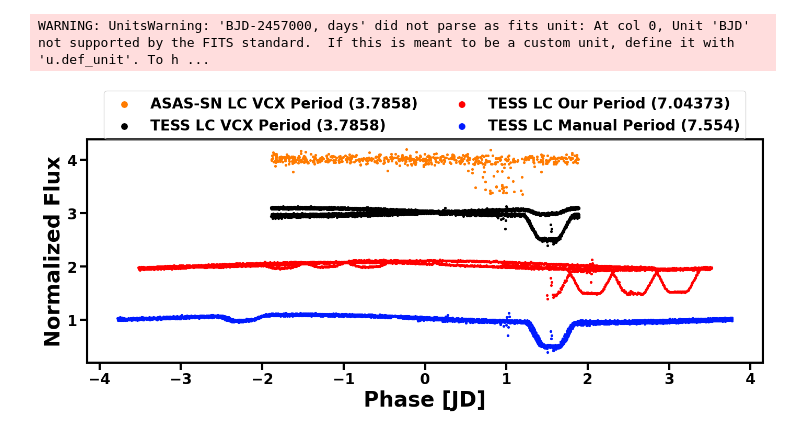
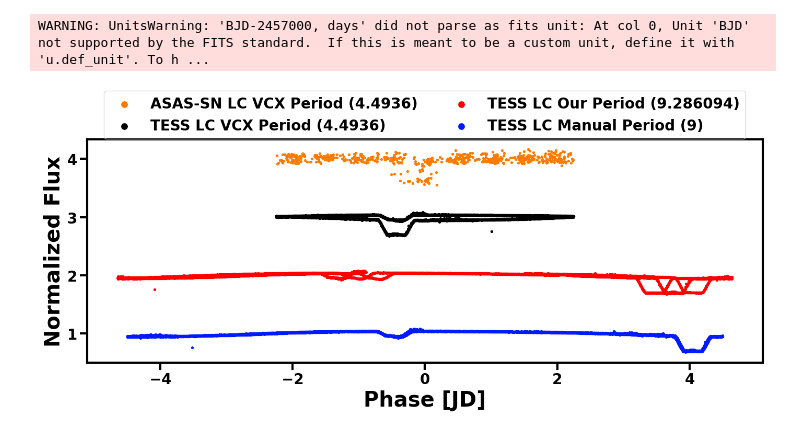
Before and after one commit to m-schochet/asas-sn-cnn, a Jupyter notebook: plots/phase_foldedlcs.ipynb, the cells around one changed output. Drawn from its saved outputs; the diff is of its cells as text; code cells hidden in the pictures.

Commit message:
edit the phase folded EB light curve and change folder name

```diff
--- a/plots/phase_foldedlcs.ipynb
+++ b/plots/phase_foldedlcs.ipynb
@@ -51,15 +72,15 @@ set_rcparams()
 # %%
 tmin = 2458485
 tmax = 2460311
-lcholder = client.query_list([283468756785, 188979496756, 317828511249, 120259710279], download=True)
-# 1. Cepheid, 2. YSO, 3. ROT, 4. EB/EA
+lcholder = client.query_list([283468756785, 188979496756, 120259710279, 377957516880], download=True)
+# List is given in order 1. ROT, 2. YSO, 3. Cepheid, 4. EB/EA
 
 lcs = []
 fluxes=[]
 errors=[]
 dates=[]
 
-for lc in lcholder.itercurves():
+for lc in lcholder.itercurves(): #Calling itercurves iterates through the curves from the first to last ID in numerical orderr
     lctemp = lc
     lctemp = reduce(lctemp)
 
@@ -71,6 +92,7 @@ for lc in lcholder.itercurves():
     fluxes.append(fluxeswunitt)
     errors.append(errswunitt)
     dates.append(datest)
+# Here, the order of saved Data will be 1. Cepheid, 2. YSO, 3. ROT, 4. EB/EA
 # %% [output]
 Downloading Curves...
 Pulled 4 of 4
@@ -268,7 +292,7 @@ plt.savefig('rot_phasefold.pdf', dpi=300)
 lc = lk.LightCurve(time=dates[3], flux = fluxes[3], flux_err=errors[3])
 lcnormedeb = lc.normalize().remove_outliers()
 # %%
-with fits.open("TIC440850419-EA/hlsp_qlp_tess_ffi_s0045-0000000440850419_tess_v01_llc.fits") as hdul:
+with fits.open("TIC397585242-EA/hlsp_qlp_tess_ffi_s0070-0000000397585242_tess_v01_llc.fits") as hdul:
     eb = Table.read(hdul, format='fits').to_pandas()
 # %% [output]
 WARNING: UnitsWarning: 'BJD-2457000, days' did not parse as fits unit: At col 0, Unit 'BJD' not supported by the FITS standard.  If this is meant to be a custom unit, define it with 'u.def_unit'. To h ...
@@ -277,26 +301,26 @@ tesslcflux = eb['SAP_FLUX']
 tesslctime = eb['TIME']
 tesslceb = lk.LightCurve(time=tesslctime, flux=tesslcflux).normalize().remove_outliers()
 # %%
-plotter = lcnormedeb.fold(period=3.7858, epoch_phase=1.5) #them
-tesslcxcateb = tesslceb.fold(period= 3.7858, epoch_phase=1.5) # them
-tesslcuscateb = tesslceb.fold(period=7.04373, epoch_phase=1.5) # us
-tesslcmanualeb = tesslceb.fold(period=7.554, epoch_phase=1.5) # manual
+plotter = lcnormedeb.fold(period=4.4936, epoch_phase=1.5) #them
+tesslcxcateb = tesslceb.fold(period=4.4936, epoch_phase=1.5) # them
+tesslcuscateb = tesslceb.fold(period=9.286094, epoch_phase=1.5) # us
+tesslcmanualeb = tesslceb.fold(period=9, epoch_phase=1.5) # manual
 
 
 fig, ax = plt.subplots(1, 1, figsize=(15, 7))
 
 
-scat = plotter.scatter(ax = ax, s=30, label='ASAS-SN LC VCX Period (3.7858)', c='#FF7B00', offset=3, rasterized=True)
-scat = tesslcxcateb.scatter(ax = ax, s=30, label='TESS LC VCX Period (3.7858)', c='k', offset=2, rasterized=True)
-scat = tesslcuscateb.scatter(ax = ax, s=30, label='TESS LC Our Period (7.04373)', c='r', offset=1, rasterized=True)
-scat = tesslcmanualeb.scatter(ax = ax, s=30, label='TESS LC Manual Period (7.554)', c="#001aff", rasterized=True)
+scat = plotter.scatter(ax = ax, s=30, label='ASAS-SN LC VCX Period (4.4936)', c='#FF7B00', offset=3, rasterized=True)
+scat = tesslcxcateb.scatter(ax = ax, s=30, label='TESS LC VCX Period (4.4936)', c='k', offset=2, rasterized=True)
+scat = tesslcuscateb.scatter(ax = ax, s=30, label='TESS LC Our Period (9.286094)', c='r', offset=1, rasterized=True)
+scat = tesslcmanualeb.scatter(ax = ax, s=30, label='TESS LC Manual Period (9)', c="#001aff", rasterized=True)
 
 
 ax.set_ylabel('Normalized Flux', weight="bold")
 ax.set_xlabel('Phase [JD]', weight="bold")
 
 plt.legend(loc='upper center', bbox_to_anchor=(0.5, 1.25), ncol=2, fancybox=True, markerscale=3)
 plt.tight_layout(rect=[0, 0, 1, 1])
 plt.savefig('eb_phasefold.pdf', dpi=300)
 # %% [output]
-[figure, old version]
+[figure, new version]
```
Also changed, not shown: parts of 6 cells of this notebook, 2 other files.
